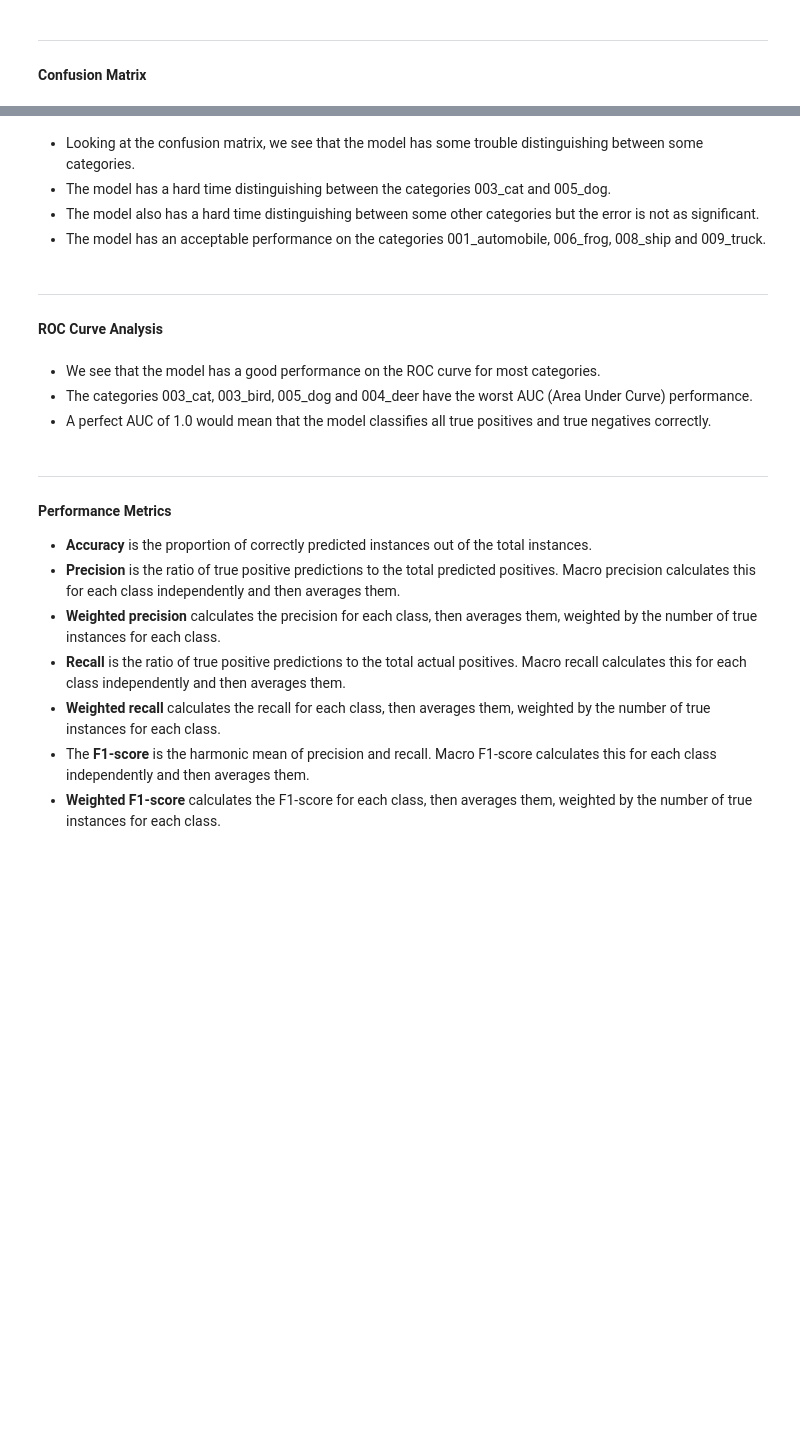
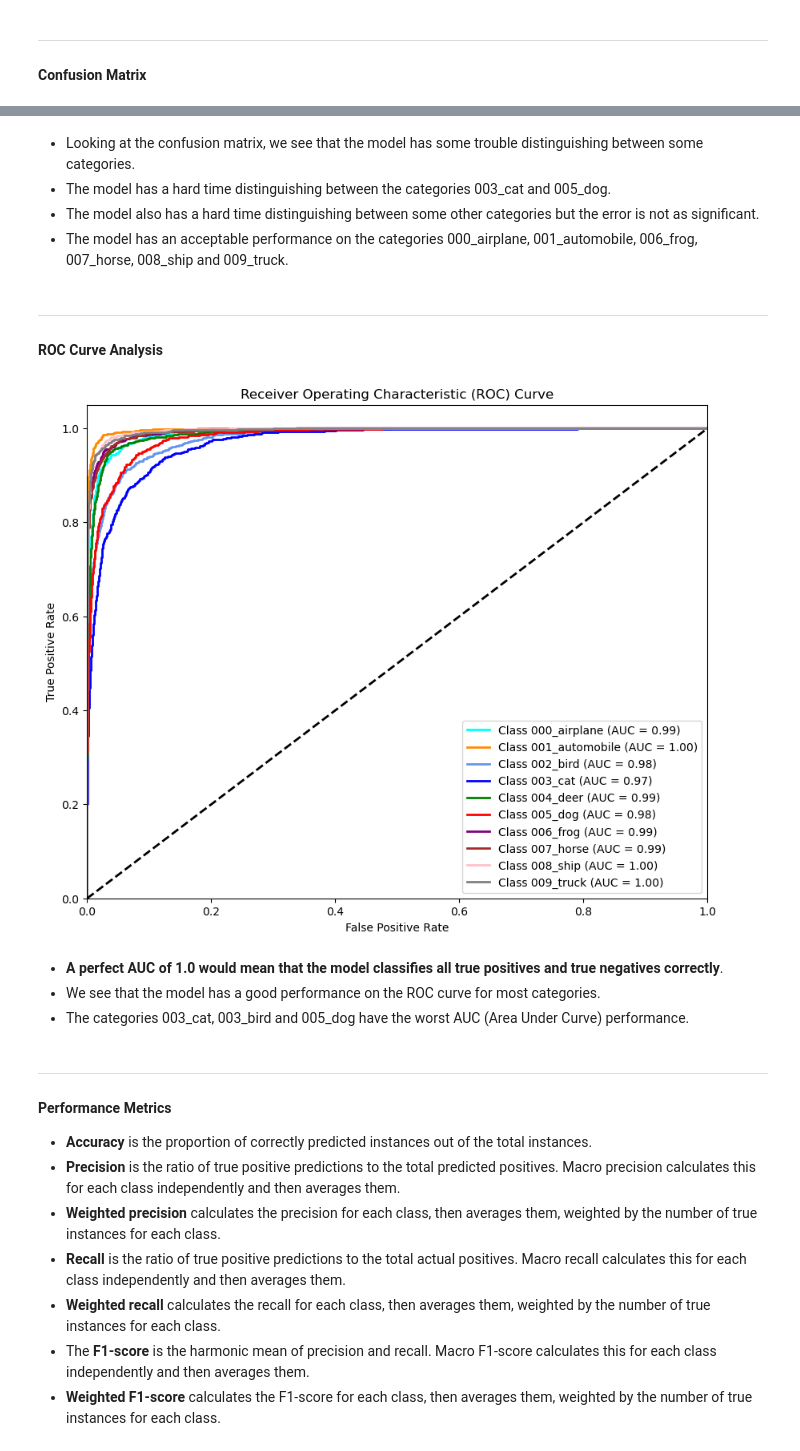
Before and after one commit to JPSParreira/image-classifier, a Jupyter notebook: notebooks/02_model_s_data_augm_adam.ipynb, the cells around one changed output, grey strips where cells are left out. Cells and saved outputs as stored; diff of their text form; code cells hidden in the pictures; blank space fills up the shorter version.

```diff
--- a/notebooks/02_model_s_data_augm_adam.ipynb
+++ b/notebooks/02_model_s_data_augm_adam.ipynb
@@ -176,6 +194,7 @@ x = layers.MaxPooling2D(pool_size=2)(x)
 x = layers.Flatten()(x)
 x = layers.Dropout(0.5)(x)
 x = layers.Dense(512, activation="relu", kernel_regularizer=regularizers.L1L2(0.0001, 0.001))(x)
+x = layers.Dropout(0.125)(x)
 outputs = layers.Dense(NUM_CLASSES, activation="softmax", kernel_regularizer=regularizers.L1L2(0.0001, 0.001))(x)
 model = models.Model(inputs=inputs, outputs=outputs)
 model.summary()
@@ -206,8 +243,8 @@ initial_learning_rate = 0.001
 optimizer = optimizers.Adam(learning_rate=initial_learning_rate)
 loss_function = keras.losses.SparseCategoricalCrossentropy()
 
-lr_scheduler = callbacks.ReduceLROnPlateau(monitor='val_loss', factor=0.1, patience=3, verbose=1)
-early_stopping = callbacks.EarlyStopping(monitor='val_loss', patience=6, restore_best_weights=True, verbose=1)
+lr_scheduler = callbacks.ReduceLROnPlateau(monitor='val_loss', factor=0.1, patience=2, verbose=1)
+early_stopping = callbacks.EarlyStopping(monitor='val_loss', patience=4, restore_best_weights=True, verbose=1)
 save_best_model = callbacks.ModelCheckpoint(filepath='../models/02_model_s_data_augm_adam.h5', save_best_only=True, monitor='val_loss', verbose=1)
 
 callbacks = [lr_scheduler, early_stopping, save_best_model]
@@ -303,38 +385,40 @@ plt.show()
 - Looking at the confusion matrix, we see that the model has some trouble distinguishing between some categories.
 - The model has a hard time distinguishing between the categories 003_cat and 005_dog.
 - The model also has a hard time distinguishing between some other categories but the error is not as significant.
-- The model has an acceptable performance on the categories 001_automobile, 006_frog, 008_ship and 009_truck.
+- The model has an acceptable performance on the categories 000_airplane, 001_automobile, 006_frog, 007_horse, 008_ship and 009_truck.
 # %% [markdown]
 ---
 #### ROC Curve Analysis
 # %%
 test_labels_bin = label_binarize(test_labels, classes=range(NUM_CLASSES))
 
-fpr = dict()
-tpr = dict()
+false_positive_rate = dict()
+true_positive_rate = dict()
 roc_auc = dict()
 
 for i in range(NUM_CLASSES):
-    fpr[i], tpr[i], _ = roc_curve(test_labels_bin[:, i], test_probabilities[:, i])
-    roc_auc[i] = auc(fpr[i], tpr[i])
+    false_positive_rate[i], true_positive_rate[i], _ = roc_curve(test_labels_bin[:, i], test_probabilities[:, i])
+    roc_auc[i] = auc(false_positive_rate[i], true_positive_rate[i])
 
 plt.figure(figsize=(10, 8))
 colors = cycle(['aqua', 'darkorange', 'cornflowerblue', 'blue', 'green', 'red', 'purple', 'brown', 'pink', 'grey'])
 for i, color in zip(range(NUM_CLASSES), colors):
-    plt.plot(fpr[i], tpr[i], color=color, lw=2, label=f'Class {class_names[i]} (AUC = {roc_auc[i]:.2f})')
+    plt.plot(false_positive_rate[i], true_positive_rate[i], color=color, lw=2, label=f'Class {class_names[i]} (AUC = {roc_auc[i]:.2f})')
 
 plt.plot([0, 1], [0, 1], 'k--', lw=2)
 plt.xlim([0.0, 1.0])
 plt.ylim([0.0, 1.05])
 plt.xlabel('False Positive Rate')
 plt.ylabel('True Positive Rate')
 plt.title('Receiver Operating Characteristic (ROC) Curve')
 plt.legend(loc="lower right")
 plt.show()
+# %% [output]
+[figure, added]
 # %% [markdown]
+- **A perfect AUC of 1.0 would mean that the model classifies all true positives and true negatives correctly**.
 - We see that the model has a good performance on the ROC curve for most categories.
-- The categories 003_cat, 003_bird, 005_dog and 004_deer have the worst AUC (Area Under Curve) performance.
-- A perfect AUC of 1.0 would mean that the model classifies all true positives and true negatives correctly.
+- The categories 003_cat, 003_bird and 005_dog have the worst AUC (Area Under Curve) performance.
 # %% [markdown]
 ---
 #### Performance Metrics
```
Also changed, not shown: parts of 18 cells of this notebook, 3 other files.
